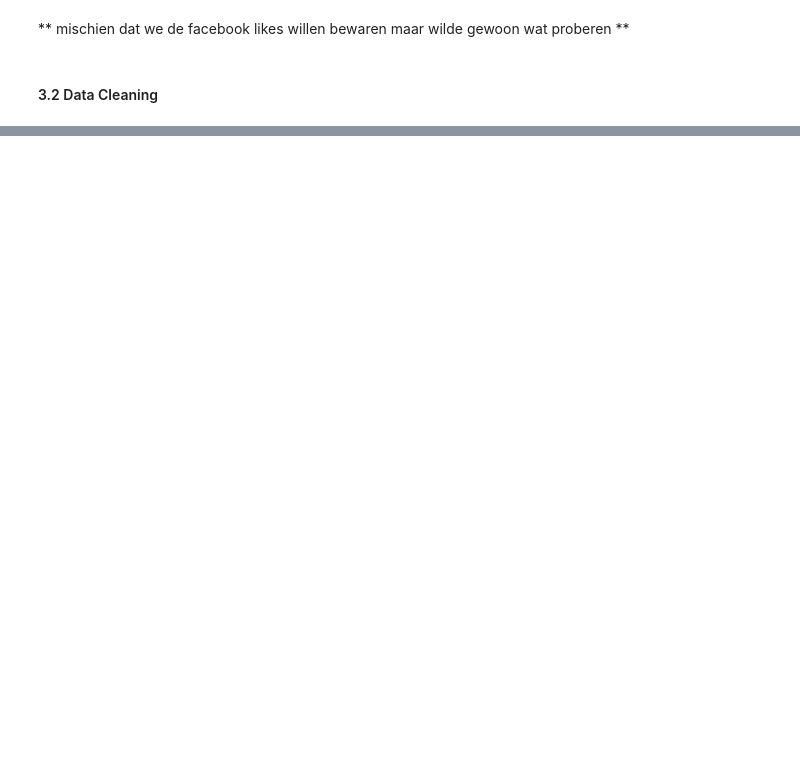
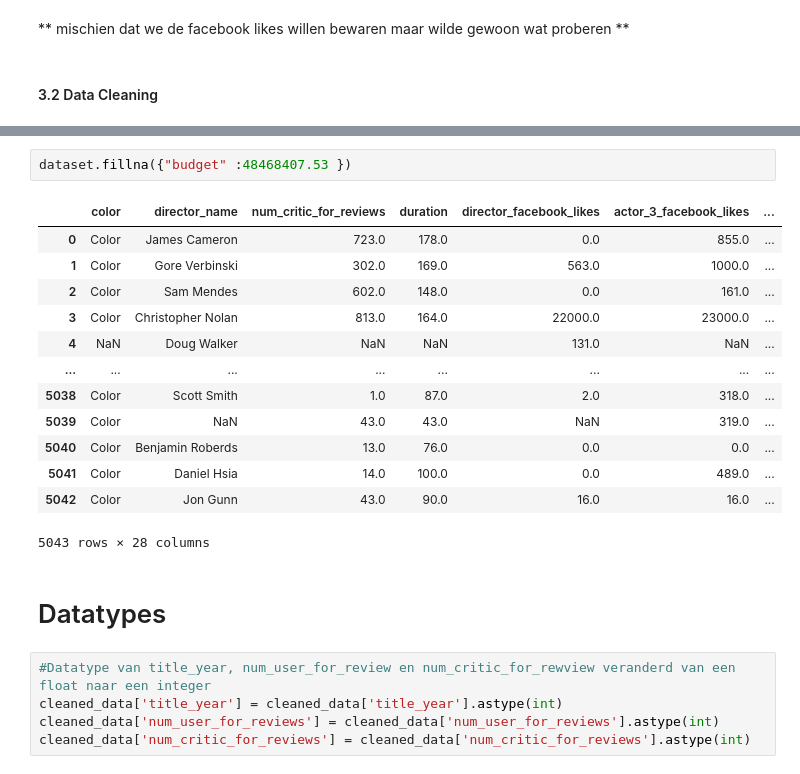
Before and after one commit to GitMathijs/CM2024-casus, a Jupyter notebook: CM_casusopdracht.ipynb, the cells around one changed output, grey strips where cells are left out. Saved outputs shown, nothing was run; the diff lists cells and outputs as text; blank space fills up the shorter version.

Commit message:
Een deel van de data cleaning

```diff
--- a/CM_casusopdracht.ipynb
+++ b/CM_casusopdracht.ipynb
@@ -124,0 +312,23 @@ dataset.head()
+# %%
+dataset.fillna({"budget" :48468407.53 })
+# %% [output]
+|  | color | director_name | num_critic_for_reviews | duration | director_facebook_likes | actor_3_facebook_likes | ... |
+| 0 | Color | James Cameron | 723.0 | 178.0 | 0.0 | 855.0 | ... |
+| 1 | Color | Gore Verbinski | 302.0 | 169.0 | 563.0 | 1000.0 | ... |
+| 2 | Color | Sam Mendes | 602.0 | 148.0 | 0.0 | 161.0 | ... |
+| 3 | Color | Christopher Nolan | 813.0 | 164.0 | 22000.0 | 23000.0 | ... |
+| 4 | NaN | Doug Walker | NaN | NaN | 131.0 | NaN | ... |
+| ... | ... | ... | ... | ... | ... | ... | ... |
+| 5038 | Color | Scott Smith | 1.0 | 87.0 | 2.0 | 318.0 | ... |
+| 5039 | Color | NaN | 43.0 | 43.0 | NaN | 319.0 | ... |
+| 5040 | Color | Benjamin Roberds | 13.0 | 76.0 | 0.0 | 0.0 | ... |
+| 5041 | Color | Daniel Hsia | 14.0 | 100.0 | 0.0 | 489.0 | ... |
+| 5042 | Color | Jon Gunn | 43.0 | 90.0 | 16.0 | 16.0 | ... |
+5043 rows × 28 columns
+# %% [markdown]
+# Datatypes
+# %%
+#Datatype van title_year, num_user_for_review en num_critic_for_rewview veranderd van een float naar een integer
+cleaned_data['title_year'] = cleaned_data['title_year'].astype(int)
+cleaned_data['num_user_for_reviews'] = cleaned_data['num_user_for_reviews'].astype(int)
+cleaned_data['num_critic_for_reviews'] = cleaned_data['num_critic_for_reviews'].astype(int)
```
Also changed, not shown: parts of 21 cells of this notebook.
